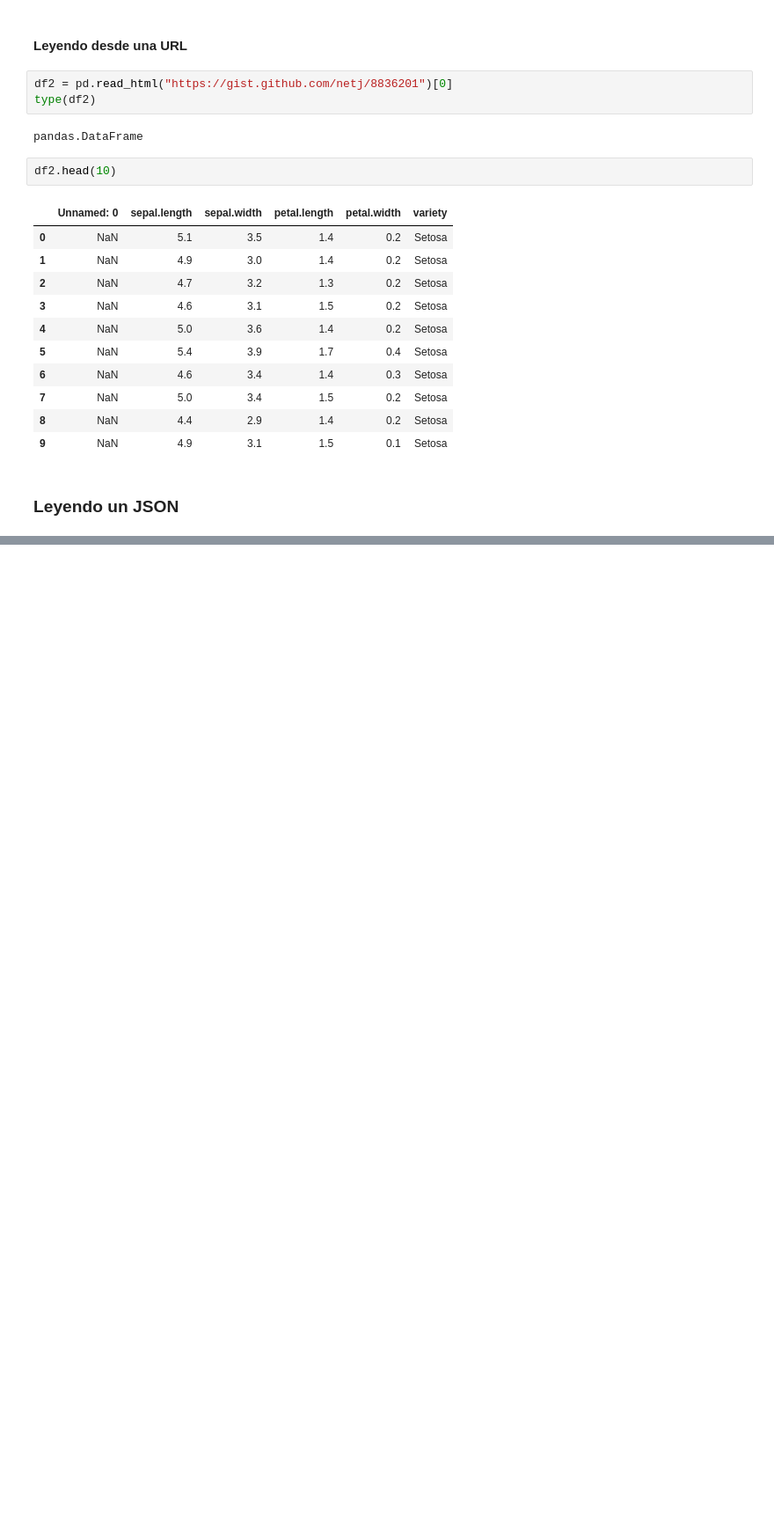
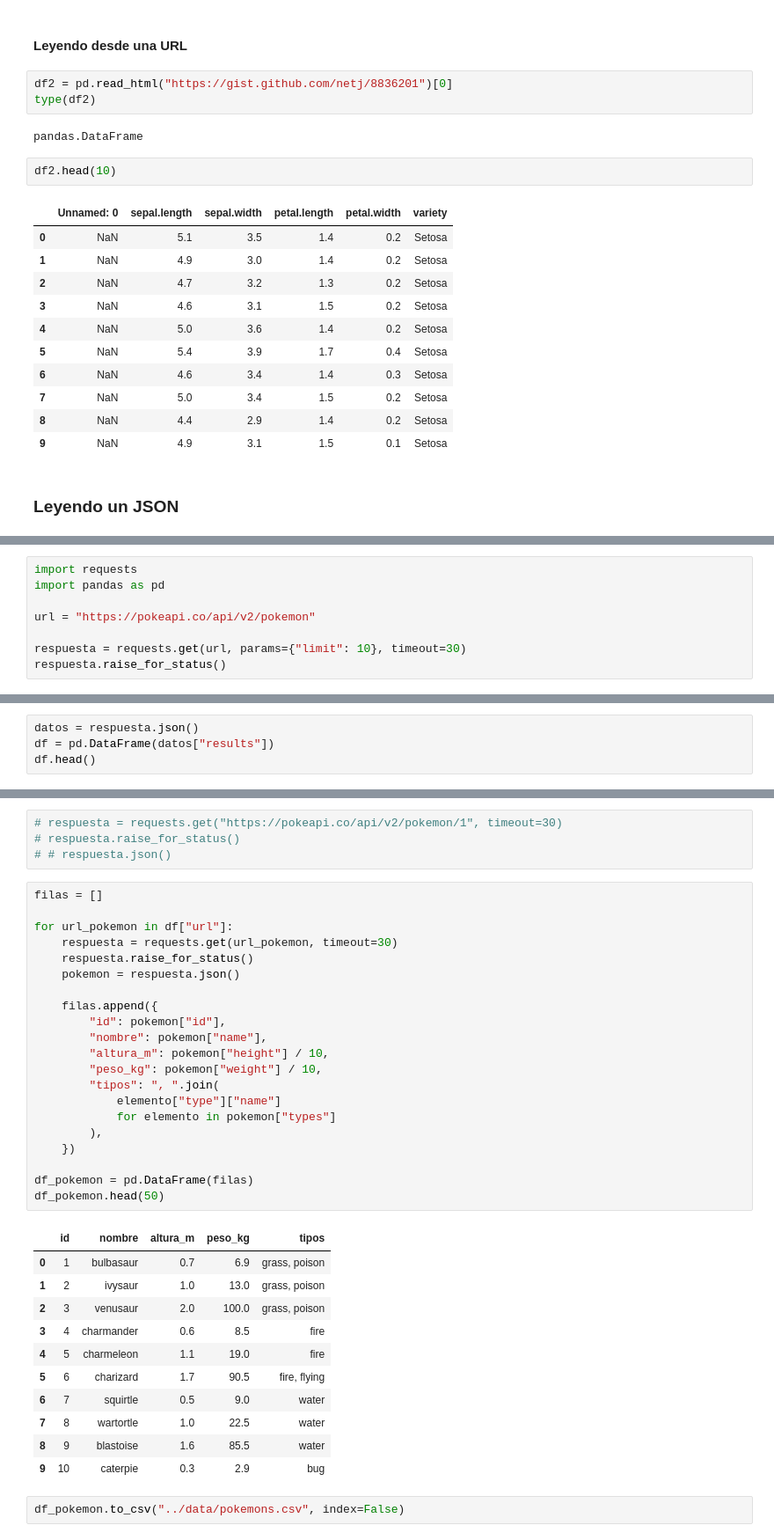
Before and after one commit to LuisVilla97Go/dataengineer-g1, a Jupyter notebook: fundamentos_pandas/notebooks/02_lectura_datos.ipynb, the cells around one changed output, grey strips where cells are left out. Shown at 88% size. Cells and saved outputs as stored; diff of their text form; blank space fills up the shorter version.

Commit message:
feat: lectura,indexacion, filtros y strings

```diff
--- a/fundamentos_pandas/notebooks/02_lectura_datos.ipynb
+++ b/fundamentos_pandas/notebooks/02_lectura_datos.ipynb
@@ -130,0 +204,8 @@ df3.head(10)
+# %%
+import requests
+import pandas as pd
+
+url = "https://pokeapi.co/api/v2/pokemon"
+
+respuesta = requests.get(url, params={"limit": 10}, timeout=30)
+respuesta.raise_for_status()
@@ -130,0 +214,4 @@ df3.head(10)
+# %%
+datos = respuesta.json()
+df = pd.DataFrame(datos["results"])
+df.head()
@@ -130,0 +225,39 @@ df3.head(10)
+# %%
+# respuesta = requests.get("https://pokeapi.co/api/v2/pokemon/1", timeout=30)
+# respuesta.raise_for_status()
+# # respuesta.json()
+# %%
+filas = []
+
+for url_pokemon in df["url"]:
+    respuesta = requests.get(url_pokemon, timeout=30)
+    respuesta.raise_for_status()
+    pokemon = respuesta.json()
+
+    filas.append({
+        "id": pokemon["id"],
+        "nombre": pokemon["name"],
+        "altura_m": pokemon["height"] / 10,
+        "peso_kg": pokemon["weight"] / 10,
+        "tipos": ", ".join(
+            elemento["type"]["name"]
+            for elemento in pokemon["types"]
+        ),
+    })
+
+df_pokemon = pd.DataFrame(filas)
+df_pokemon.head(50)
+# %% [output]
+|  | id | nombre | altura_m | peso_kg | tipos |
+| 0 | 1 | bulbasaur | 0.7 | 6.9 | grass, poison |
+| 1 | 2 | ivysaur | 1.0 | 13.0 | grass, poison |
+| 2 | 3 | venusaur | 2.0 | 100.0 | grass, poison |
+| 3 | 4 | charmander | 0.6 | 8.5 | fire |
+| 4 | 5 | charmeleon | 1.1 | 19.0 | fire |
+| 5 | 6 | charizard | 1.7 | 90.5 | fire, flying |
+| 6 | 7 | squirtle | 0.5 | 9.0 | water |
+| 7 | 8 | wartortle | 1.0 | 22.5 | water |
+| 8 | 9 | blastoise | 1.6 | 85.5 | water |
+| 9 | 10 | caterpie | 0.3 | 2.9 | bug |
+# %%
+df_pokemon.to_csv("../data/pokemons.csv", index=False)
```
Also changed, not shown: parts of 13 cells of this notebook, 4 other files.
